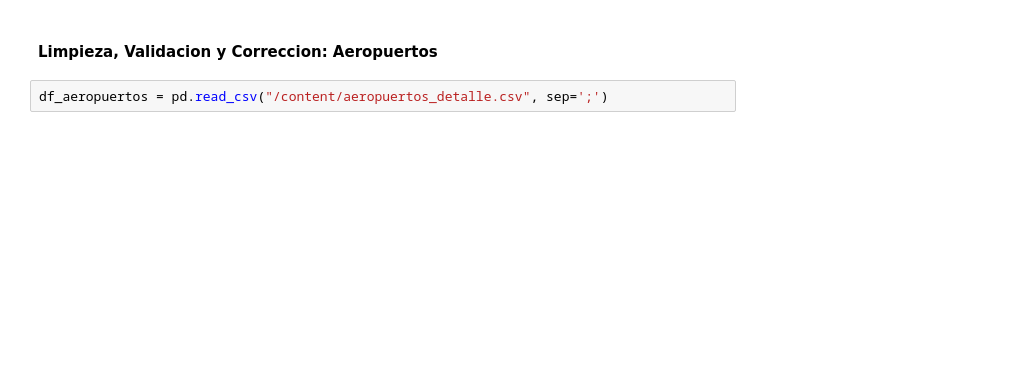
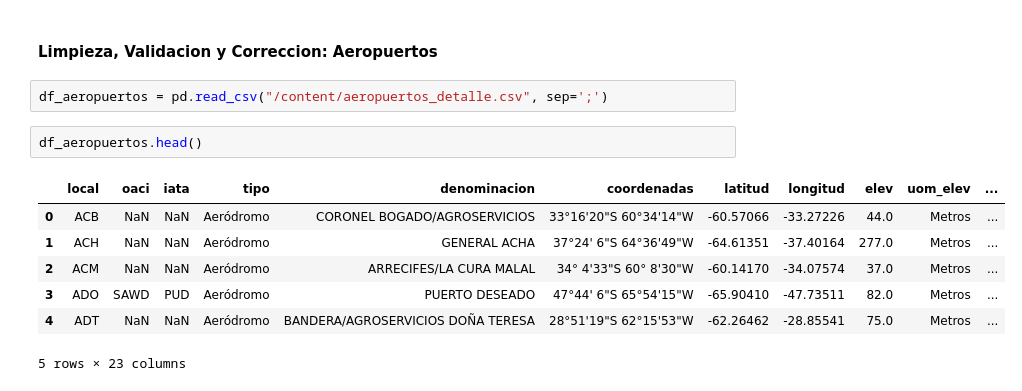
Before and after one commit to federicorey/ciencia_datos_uade, a Jupyter notebook: Aviacion_Civil.ipynb, the cells around one changed output. Saved outputs shown, nothing was run; the diff lists cells and outputs as text; blank space fills up the shorter version.

```diff
--- a/Aviacion_Civil.ipynb
+++ b/Aviacion_Civil.ipynb
@@ -278,3 +316,13 @@ df_vuelos.shape
 #### Limpieza, Validacion y Correccion: Aeropuertos
 # %%
 df_aeropuertos = pd.read_csv("/content/aeropuertos_detalle.csv", sep=';')
+# %%
+df_aeropuertos.head()
+# %% [output]
+|  | local | oaci | iata | tipo | denominacion | coordenadas | latitud | longitud | elev | uom_elev | ... |
+| 0 | ACB | NaN | NaN | Aeródromo | CORONEL BOGADO/AGROSERVICIOS | 33°16'20"S 60°34'14"W | -60.57066 | -33.27226 | 44.0 | Metros | ... |
+| 1 | ACH | NaN | NaN | Aeródromo | GENERAL ACHA | 37°24' 6"S 64°36'49"W | -64.61351 | -37.40164 | 277.0 | Metros | ... |
+| 2 | ACM | NaN | NaN | Aeródromo | ARRECIFES/LA CURA MALAL | 34° 4'33"S 60° 8'30"W | -60.14170 | -34.07574 | 37.0 | Metros | ... |
+| 3 | ADO | SAWD | PUD | Aeródromo | PUERTO DESEADO | 47°44' 6"S 65°54'15"W | -65.90410 | -47.73511 | 82.0 | Metros | ... |
+| 4 | ADT | NaN | NaN | Aeródromo | BANDERA/AGROSERVICIOS DOÑA TERESA | 28°51'19"S 62°15'53"W | -62.26462 | -28.85541 | 75.0 | Metros | ... |
+5 rows × 23 columns
```
Also changed, not shown: parts of 18 cells of this notebook.
